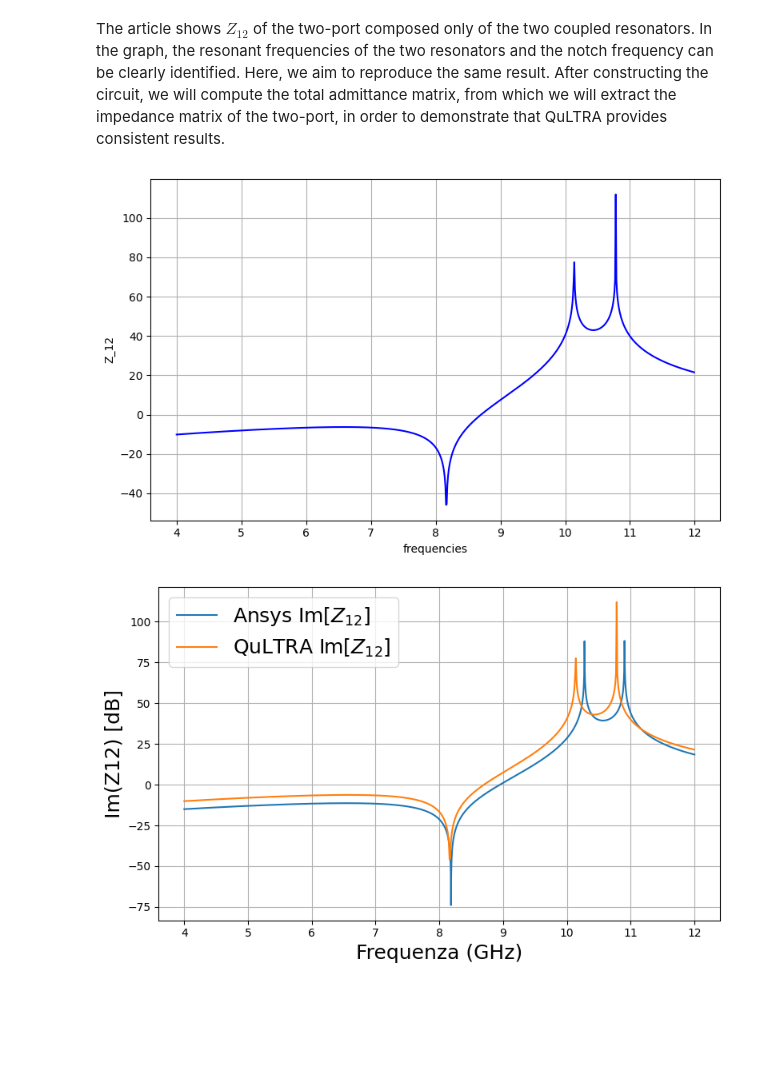
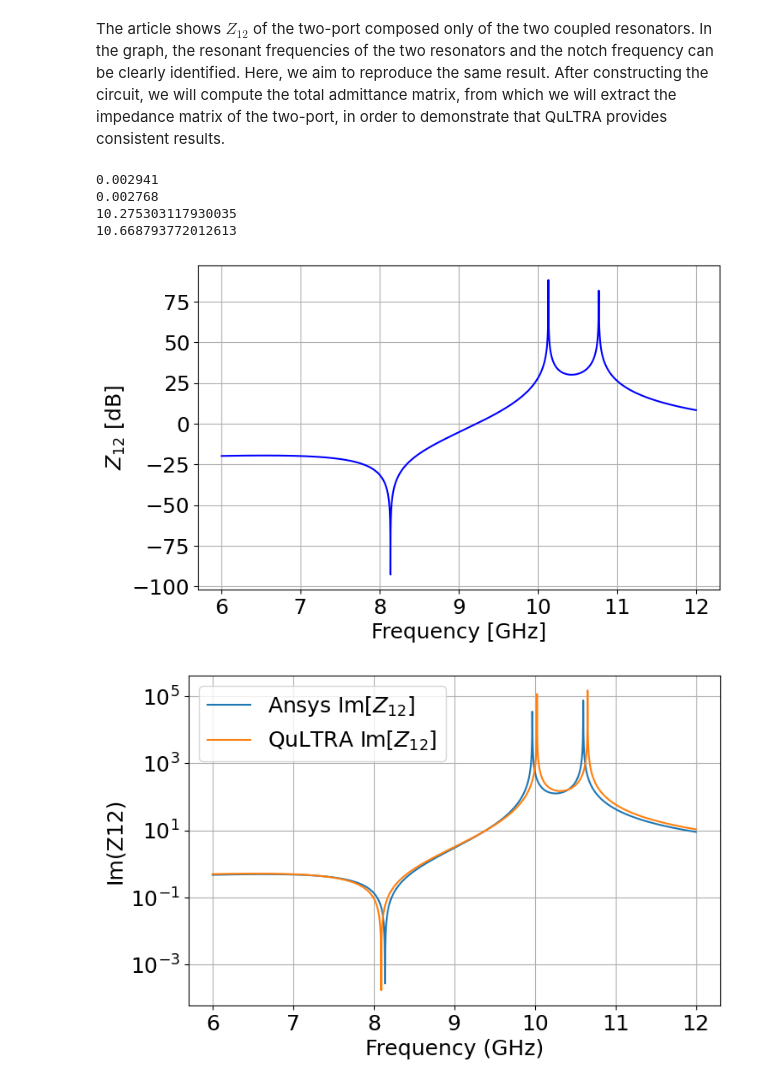
Before and after one commit to SimonaZaccaria/QuLTRA, a Jupyter notebook: tutorial/Intrinsic_Purcell_filter.ipynb, the cells around one changed output. Saved outputs shown, nothing was run; the diff lists cells and outputs as text; code cells hidden in the pictures; blank space fills up the shorter version.

```diff
--- a/tutorial/Intrinsic_Purcell_filter.ipynb
+++ b/tutorial/Intrinsic_Purcell_filter.ipynb
@@ -46,7 +58,7 @@ for var in variations:
     net=[qu.C(0,1,Cj),qu.J(0,1,Lj),qu.C(1,2,Cg),qu.CPW(2,3,l_r0,Z0),qu.CPW_coupler([3,4,5,6],gap,width,l_c),qu.CPW(4,0,l_rs,Z0),qu.CPW(5,7,l_p0,Z0),qu.CPW(6,0,l_ps,Z0),qu.C(7,8,Ck),qu.R(8,0,50)]
     complete_notch=qu.QCircuit(net,5,12)
     k=complete_notch.kappa()
-    Tp.append(1/2/np.pi/(k[0]*1e6)/1e-3) #take qubit kappa
+    Tp.append(1/2/np.pi/(k[0]*1e6)) #take qubit kappa
 # %%
 import matplotlib.pyplot as plt
 
@@ -113,16 +105,38 @@ Z0=66
 gap=[7.5,7.5,7.5,7.5]
 width=[5,5.5,5]
 
-l_r0=974e-6
-l_rs=1617e-6
-l_p0=759e-6
-l_ps=1659e-6
-l_c=318e-6
+l_r0=(964+35/2)*1e-6
+l_rs=(1607+35/2)*1e-6
+l_p0=(749+35/2)*1e-6
+l_ps=(1649+35/2)*1e-6
+l_c=(300+35)*1e-6
 
 net=[qu.CPW(1,2,l_r0,Z0),qu.CPW_coupler([2,3,4,5],gap,width,l_c),qu.CPW(3,0,l_rs,Z0),qu.CPW(4,6,l_p0,Z0),qu.CPW(5,0,l_ps,Z0)]
-eth_notch=qu.QCircuit(net,7,11)
+eth_notch=qu.QCircuit(net,6,12)
+# %%
+l1=l_r0+l_c+l_rs
+print(l1)
+
+l2=l_p0+l_c+l_ps
+print(l2)
+l3=2.874e-3
+
+c=3e8
+eff=(1+11.9)/2
+
+f1=c/np.sqrt(eff)/4/l3
+f2=c/np.sqrt(eff)/4/l2
+
+print(f1/1e9)
+print(f2/1e9)
+# %% [output]
+0.002941
+0.002768
+10.275303117930035
+10.668793772012613
 # %%
-frequencies=np.arange(4,12,0.01)
+frequencies=np.arange(6,12,0.001)
+#frequencies=np.linspace(6,12,5001)
 port=[0,5]
 Z_12=[]
 for f in frequencies:
@@ -133,7 +147,7 @@ for f in frequencies:
         for j in range(len(port)):
             Z_submatrix[i,j]=Z[port[i],port[j]]
 
-    Z_12.append(20*np.log10(abs(Z_submatrix[1,0].imag)))
+    Z_12.append((abs(Z_submatrix[1,0].imag)))
 # %%
 import matplotlib.pyplot as plt
 plt.figure(figsize=(8, 5))
@@ -141,49 +155,55 @@ plt.plot(frequencies, Z_12, '-', color='blue')
 
 
 # Etichette e legenda
-plt.xlabel('frequencies')
-plt.ylabel('Z_12')
+plt.xlabel('Frequency [GHz]', fontsize='18')
+plt.ylabel('$Z_{12}$ [dB]', fontsize='18')
 plt.grid(True)
-plt.tight_layout()
+#plt.tight_layout()
+plt.xticks(fontsize='18')
+plt.yticks(fontsize='18')
+
 
 # Mostra il grafico
 plt.show()
 # %% [output]
-[figure, old version]
+[figure, new version]
 # %%
 import numpy as np
 import pandas as pd
 import matplotlib.pyplot as plt
 
 # Percorso al file .tab
-file_path =  "C:/Users/simyz/OneDrive - Alma Mater Studiorum Università di Bologna/Desktop/Zurigo_Design_hfss.tab"
+file_path =  "C:/Users/simyz/OneDrive - Alma Mater Studiorum Università di Bologna/Desktop/Zurigo1.tab"
 
 # Nomi colonne (inclusa colonna extra vuota finale)
 col_names = ['Freq_Hz', 'Z11_Re', 'Z11_Im', 'Z12_Re', 'Z12_Im',
-             'Z21_Re', 'Z21_Im', 'Z22_Re', 'Z22_Im', 'Extra']
+             'Z21_Re', 'Z21_Im', 'Z22_Re', 'Z22_Im','Extra']
 
 # Caricamento dati saltando le righe di intestazione
 df = pd.read_csv(file_path, sep='\t', skiprows=2, names=col_names, engine='python')
 
 # Conversione frequenza in GHz
 freq_GHz = df['Freq_Hz'] / 1e9
 
 # Parte immaginaria di Z12
 Z12_imag = df['Z12_Im'].values
 
 # Modulo della parte immaginaria in dB
-Z12_imag_dB = 20 * np.log10(np.abs(Z12_imag))
+Z12_imag_dB = (np.abs(Z12_imag))
 
 # Plot
 plt.figure(figsize=(8, 5))
 plt.plot(freq_GHz, Z12_imag_dB, label='Ansys Im[$Z_{12}$]')
 plt.plot(frequencies, Z_12, '-',label="QuLTRA Im[$Z_{12}$]")
-plt.xlabel('Frequenza (GHz)',fontsize=18)
-plt.ylabel('Im(Z12) [dB]',fontsize=18)
+plt.xlabel('Frequency (GHz)',fontsize=18)
+plt.ylabel('Im(Z12)',fontsize=18)
 #plt.title('Modulo della parte immaginaria di Z12 in dB vs Frequenza')
 plt.grid(True)
 plt.legend(fontsize='18')
-plt.tight_layout()
+plt.xticks(fontsize='18')
+plt.yticks(fontsize='18')
+plt.yscale('log')
+#plt.tight_layout()
 plt.show()
 # %% [output]
-[figure, old version]
+[figure, new version]
```
Also changed, not shown: parts of 4 cells of this notebook.
